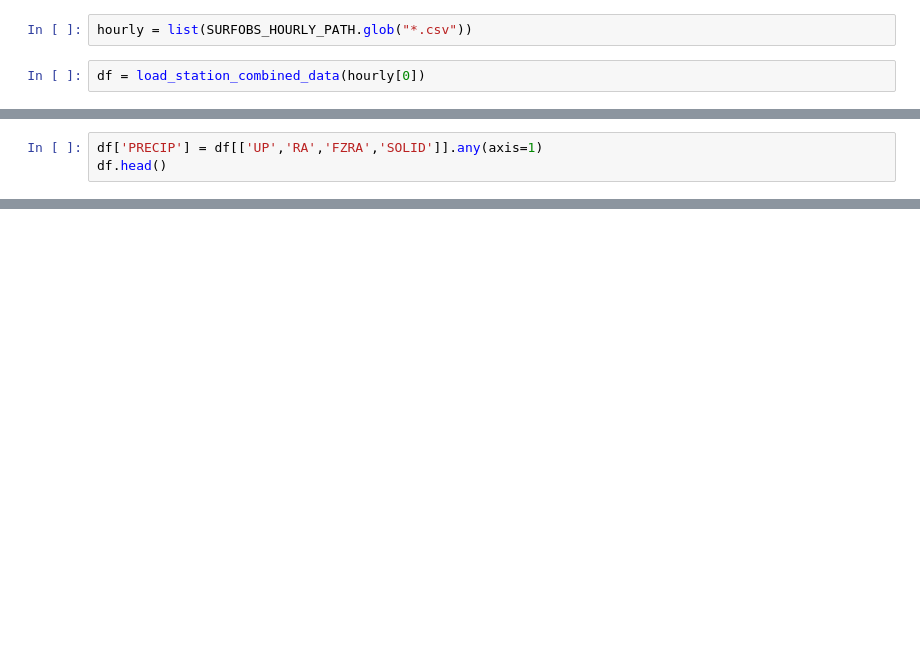
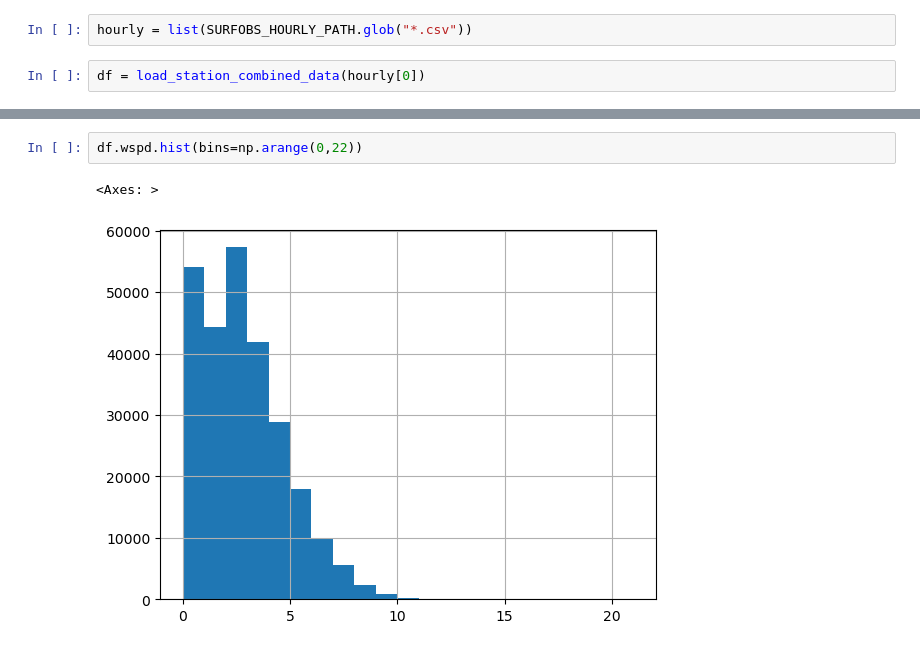
Before and after one commit to andypbarrett/rain_on_snow_database, a Jupyter notebook: notebooks/testing_identify_rain_events.ipynb, the cells around one changed output, grey strips where cells are left out. Saved outputs shown, nothing was run; the diff lists cells and outputs as text; blank space fills up the shorter version.

```diff
--- a/notebooks/testing_identify_rain_events.ipynb
+++ b/notebooks/testing_identify_rain_events.ipynb
@@ -168,3 +30,0 @@ df.head()
-# %%
-df['PRECIP'] = df[['UP','RA','FZRA','SOLID']].any(axis=1)
-df.head()
@@ -279,0 +183,5 @@ df.p01i.hist(bins=np.arange(0.,df.p01i.max()))
+# %%
+df.wspd.hist(bins=np.arange(0,22))
+# %% [output]
+<Axes: >
+[figure, added]
```
Also changed, not shown: parts of 68 cells of this notebook.
